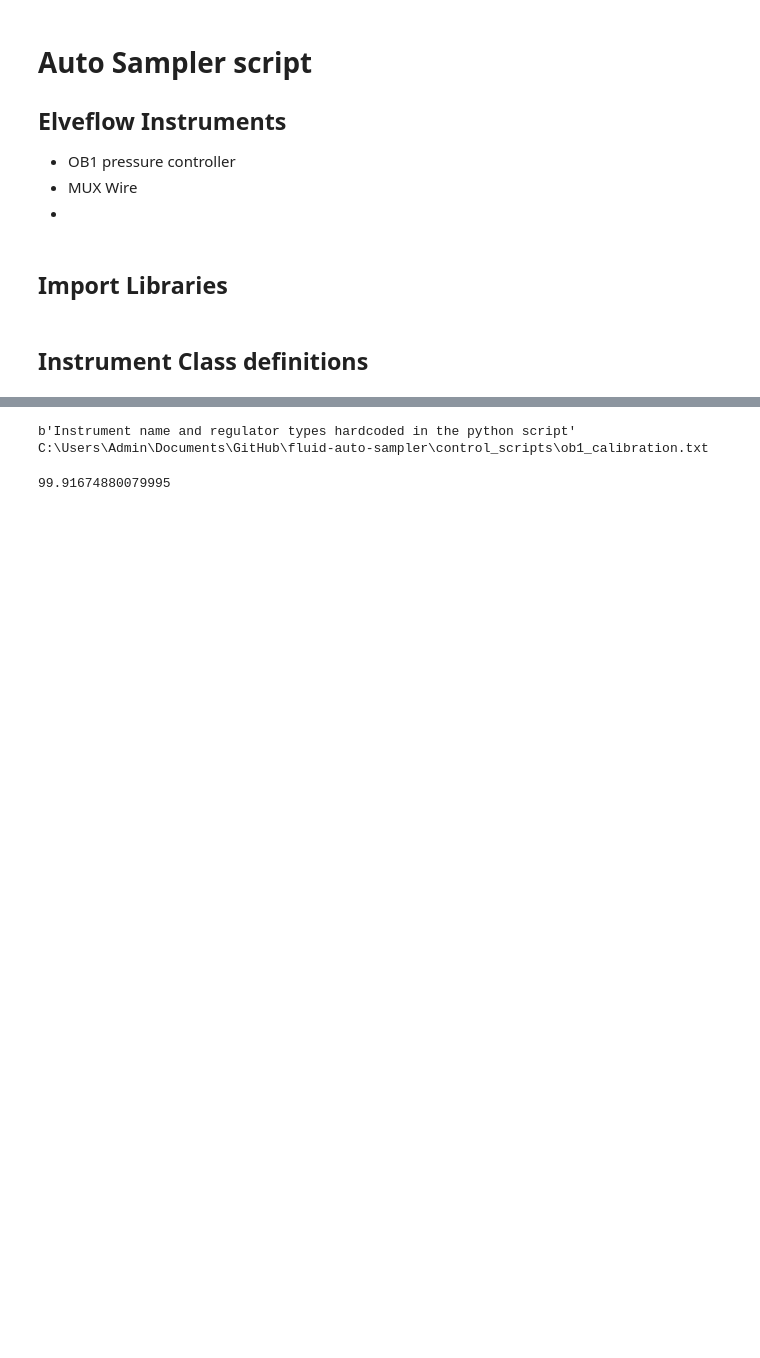
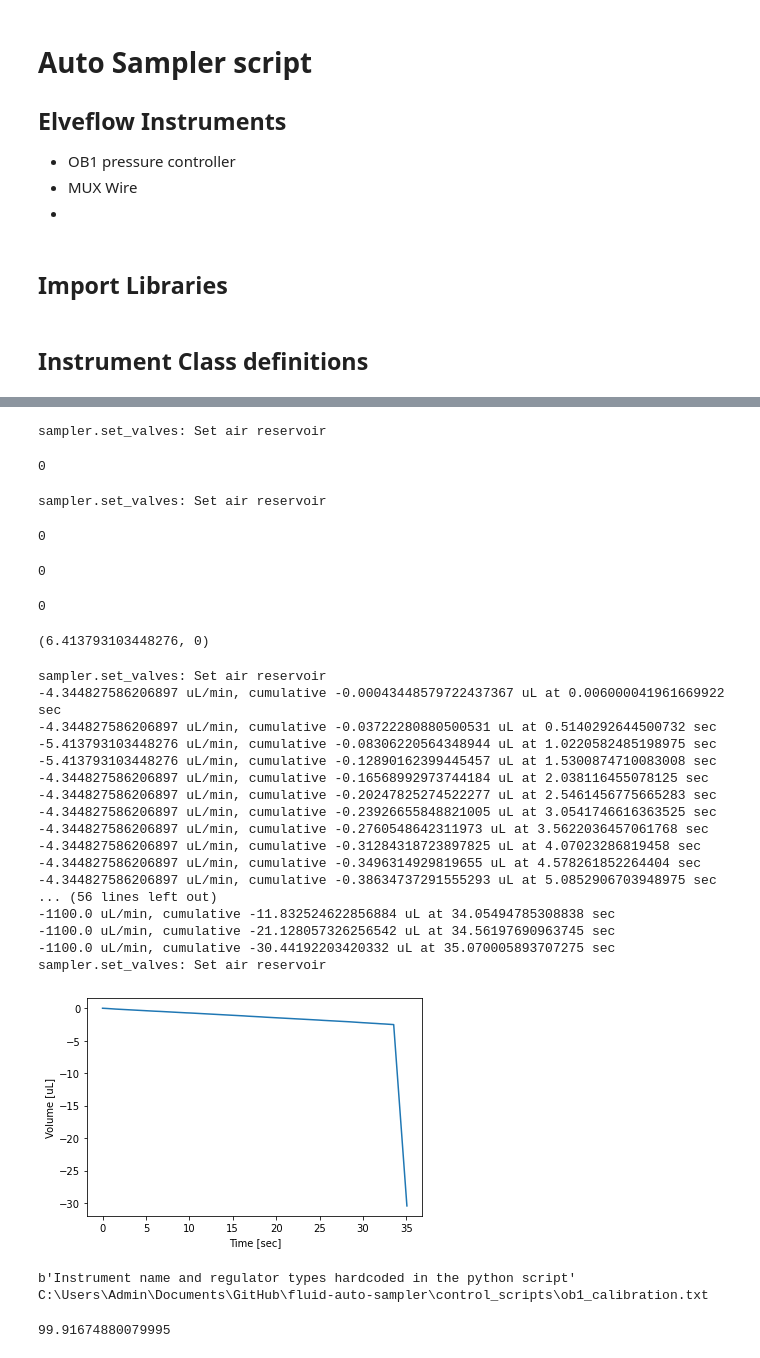
Before and after one commit to jhwnkim/fluid-auto-sampler, a Jupyter notebook: control_scripts/sampler.ipynb, the cells around one changed output, grey strips where cells are left out. Cells and saved outputs as stored; diff of their text form; code cells hidden in the pictures; blank space fills up the shorter version.

Commit message:
Update sampler and calculations
- added tubing dead volume calculations
- debugged push pull, but may need flow rate control with pressure PI control

```diff
--- a/control_scripts/sampler.ipynb
+++ b/control_scripts/sampler.ipynb
@@ -344,0 +364,51 @@ class sampler():
+# %%
+poe.set_valves('air', 'waste')
+# %% [output]
+sampler.set_valves: Set air reservoir
+0
+# %%
+poe.set_valves('air', 'tflask')
+# %% [output]
+sampler.set_valves: Set air reservoir
+0
+# %%
+poe.ob1.set_pressure(100)
+# %% [output]
+0
+# %%
+poe.ob1.set_pressure(5)
+# %% [output]
+0
+# %%
+poe.ob1.meas_flowrate()
+# %% [output]
+(6.413793103448276, 0)
+# %%
+import matplotlib.pyplot as plt
+poe.set_valves('air', 'tflask')
+time,vol = poe.pushpull(mode=1, target=30, pressure=-20)
+poe.set_valves('air', 'waste')
+time_rel = [t-time[0] for t in time]
+plt.plot(time_rel, vol)
+plt.xlabel('Time [sec]')
+plt.ylabel('Volume [uL]')
+plt.show()
+# %% [output]
+sampler.set_valves: Set air reservoir
+-4.344827586206897 uL/min, cumulative -0.00043448579722437367 uL at 0.006000041961669922 sec
+-4.344827586206897 uL/min, cumulative -0.03722280880500531 uL at 0.5140292644500732 sec
+-5.413793103448276 uL/min, cumulative -0.08306220564348944 uL at 1.0220582485198975 sec
+-5.413793103448276 uL/min, cumulative -0.12890162399445457 uL at 1.5300874710083008 sec
+-4.344827586206897 uL/min, cumulative -0.16568992973744184 uL at 2.038116455078125 sec
+-4.344827586206897 uL/min, cumulative -0.20247825274522277 uL at 2.5461456775665283 sec
+-4.344827586206897 uL/min, cumulative -0.23926655848821005 uL at 3.0541746616363525 sec
+-4.344827586206897 uL/min, cumulative -0.2760548642311973 uL at 3.5622036457061768 sec
+-4.344827586206897 uL/min, cumulative -0.31284318723897825 uL at 4.07023286819458 sec
+-4.344827586206897 uL/min, cumulative -0.3496314929819655 uL at 4.578261852264404 sec
+-4.344827586206897 uL/min, cumulative -0.38634737291555293 uL at 5.0852906703948975 sec
+... (56 lines left out)
+-1100.0 uL/min, cumulative -11.832524622856884 uL at 34.05494785308838 sec
+-1100.0 uL/min, cumulative -21.128057326256542 uL at 34.56197690963745 sec
+-1100.0 uL/min, cumulative -30.44192203420332 uL at 35.070005893707275 sec
+sampler.set_valves: Set air reservoir
+[figure, added]
```
Also changed, not shown: parts of 5 cells of this notebook, 1 other file.
